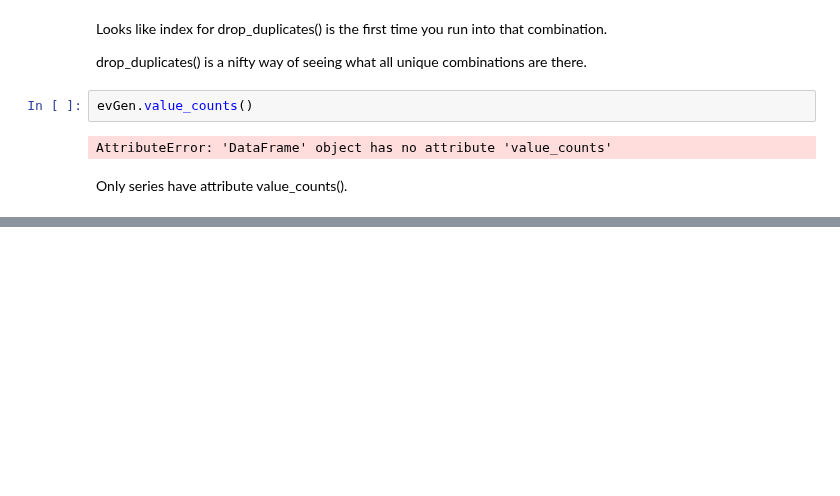
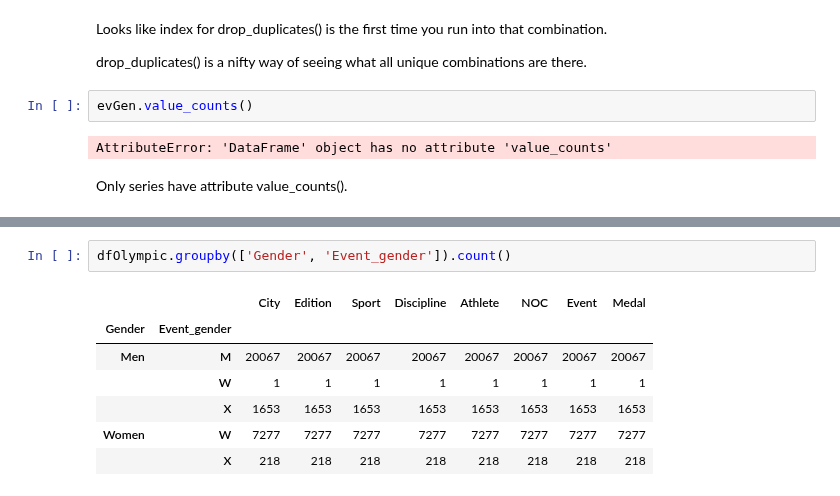
Before and after one commit to sushant2811/pythonAndStatsForDS, a Jupyter notebook: advancedPandas.ipynb, the cells around one changed output, grey strips where cells are left out. Saved outputs shown, nothing was run; the diff lists cells and outputs as text; blank space fills up the shorter version.

```diff
--- a/advancedPandas.ipynb
+++ b/advancedPandas.ipynb
@@ -1271,0 +1281,10 @@ Only series have attribute value_counts().
+# %%
+dfOlympic.groupby(['Gender', 'Event_gender']).count()
+# %% [output]
+|  |  | City | Edition | Sport | Discipline | Athlete | NOC | Event | Medal |
+| Gender | Event_gender |  |  |  |  |  |  |  |  |
+| Men | M | 20067 | 20067 | 20067 | 20067 | 20067 | 20067 | 20067 | 20067 |
+|  | W | 1 | 1 | 1 | 1 | 1 | 1 | 1 | 1 |
+|  | X | 1653 | 1653 | 1653 | 1653 | 1653 | 1653 | 1653 | 1653 |
+| Women | W | 7277 | 7277 | 7277 | 7277 | 7277 | 7277 | 7277 | 7277 |
+|  | X | 218 | 218 | 218 | 218 | 218 | 218 | 218 | 218 |
```
Also changed, not shown: parts of 6 cells of this notebook.
